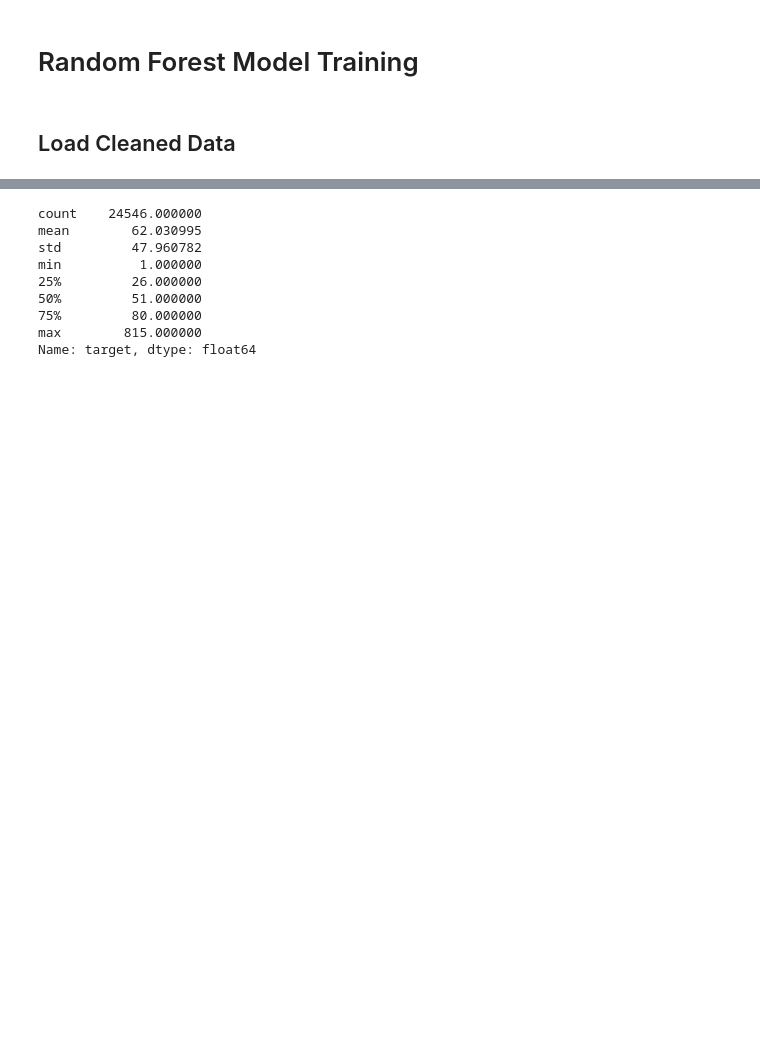
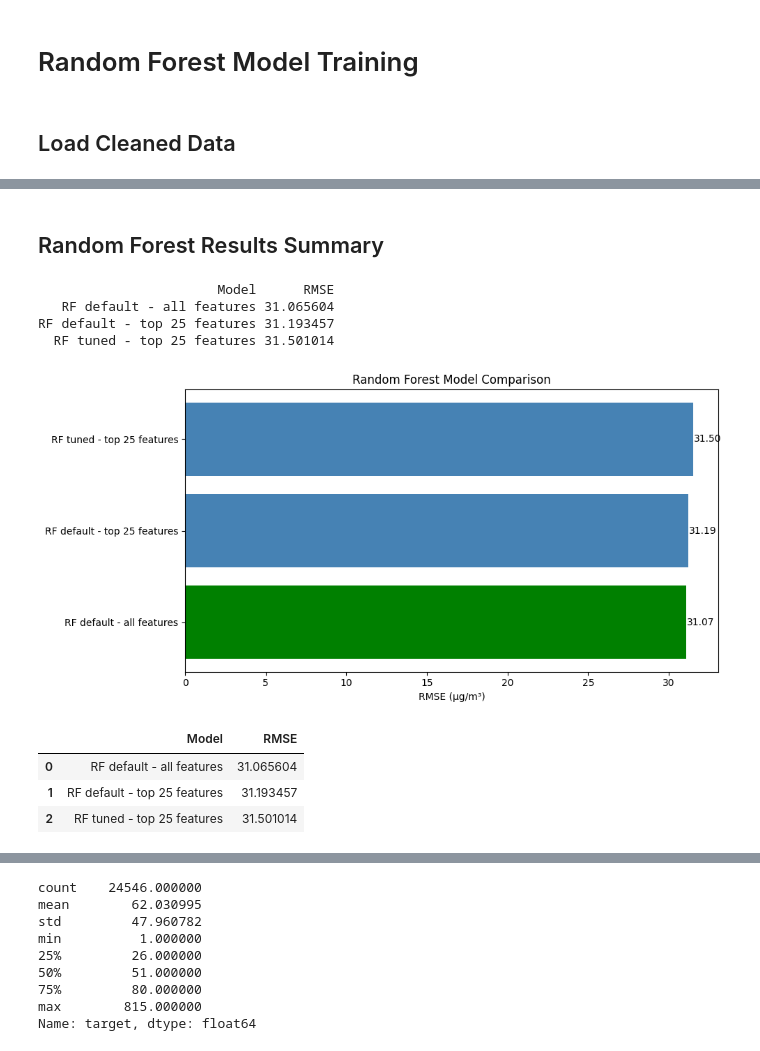
Before and after one commit to flyingpinguu/air_pollution_mlproject, a Jupyter notebook: random_forest.ipynb, the cells around one changed output, grey strips where cells are left out. Cells and saved outputs as stored; diff of their text form; code cells hidden in the pictures; blank space fills up the shorter version.

```diff
--- a/random_forest.ipynb
+++ b/random_forest.ipynb
@@ -91,0 +145,18 @@ Validation RMSE: 32.03 µg/m³
+# %%
+X_tr_selected = X_tr[top_features]
+X_val_selected = X_val[top_features]
+
+rf_default_top25 = RandomForestRegressor(
+    n_estimators=100,
+    random_state=42,
+    n_jobs=-1,
+)
+rf_default_top25.fit(X_tr_selected, y_tr_log)
+
+y_val_pred_rf_default_top25 = np.expm1(rf_default_top25.predict(X_val_selected))
+rmse_rf_default_top25 = np.sqrt(mean_squared_error(y_val, y_val_pred_rf_default_top25))
+
+model_scores["RF default - top 25 features"] = rmse_rf_default_top25
+model_predictions["RF default - top 25 features"] = y_val_pred_rf_default_top25
+
+print(f"Default RF RMSE (top 25 features): {rmse_rf_default_top25:.2f} µg/m³")
@@ -91,0 +281,32 @@ Validation RMSE: 32.03 µg/m³
+# %% [markdown]
+## Random Forest Results Summary
+# %%
+rf_results = (
+    pd.DataFrame({"Model": list(model_scores.keys()), "RMSE": list(model_scores.values())})
+    .sort_values("RMSE")
+    .reset_index(drop=True)
+)
+
+print(rf_results.to_string(index=False))
+
+plt.figure(figsize=(10, 5))
+colors = ["green" if rmse == rf_results["RMSE"].min() else "steelblue" for rmse in rf_results["RMSE"]]
+plt.barh(rf_results["Model"], rf_results["RMSE"], color=colors)
+plt.xlabel("RMSE (µg/m³)")
+plt.title("Random Forest Model Comparison")
+for i, value in enumerate(rf_results["RMSE"]):
+    plt.text(value + 0.05, i, f"{value:.2f}", va="center")
+plt.tight_layout()
+plt.show()
+
+rf_results
+# %% [output]
+                       Model      RMSE
+   RF default - all features 31.065604
+RF default - top 25 features 31.193457
+  RF tuned - top 25 features 31.501014
+[figure, added]
+|  | Model | RMSE |
+| 0 | RF default - all features | 31.065604 |
+| 1 | RF default - top 25 features | 31.193457 |
+| 2 | RF tuned - top 25 features | 31.501014 |
```
Also changed, not shown: parts of 18 cells of this notebook, 5 other files.
